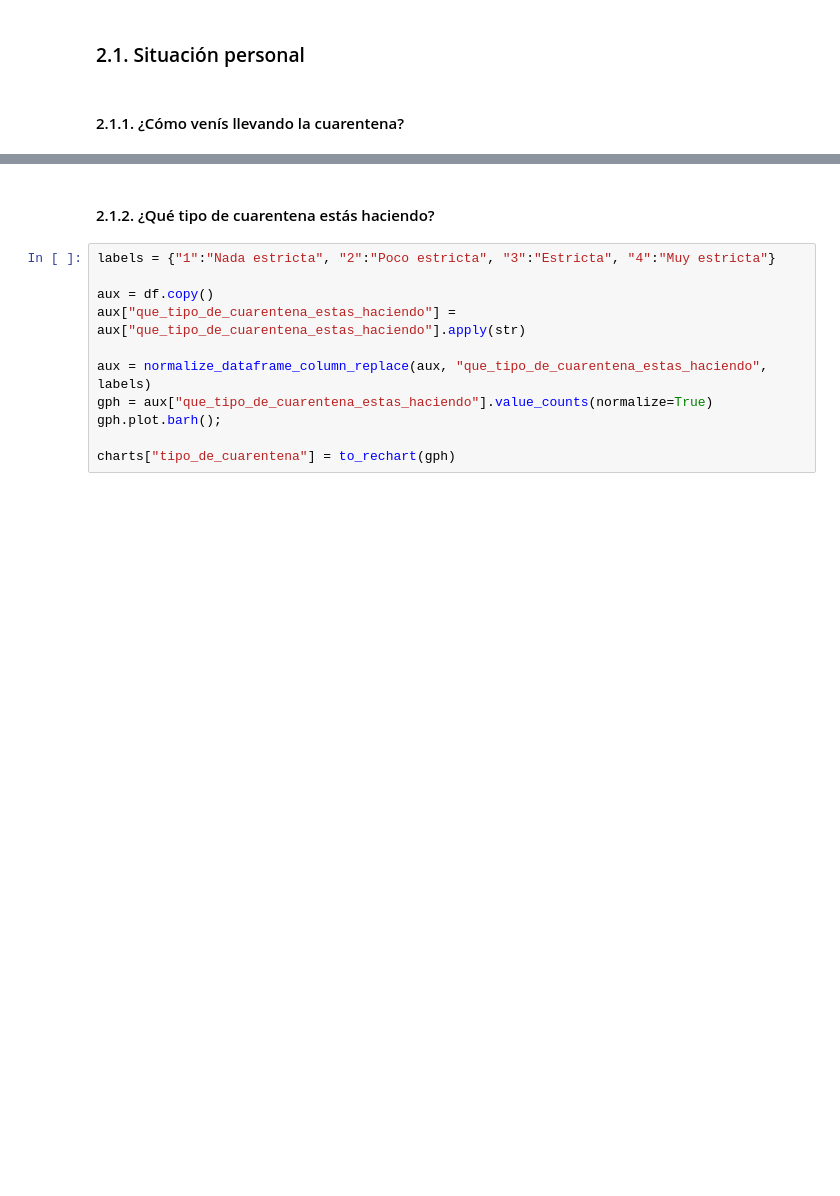
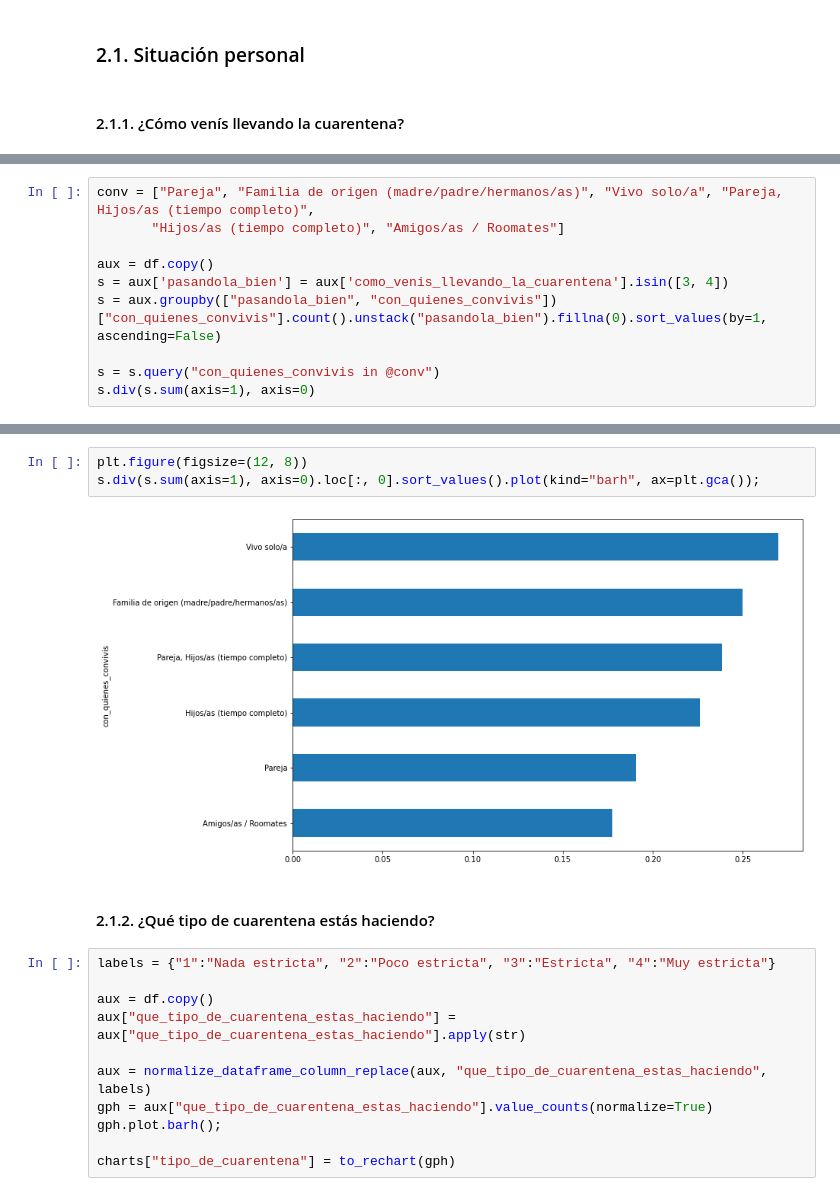
Before and after one commit to SebastianESaavedra/openqube-sueldos, a Jupyter notebook: pipeline/covid-analysis.ipynb, the cells around one changed output, grey strips where cells are left out. Drawn from its saved outputs; the diff is of its cells as text; blank space fills up the shorter version.

Commit message:
Adding family group vs quarantine wellness graph

```diff
--- a/pipeline/covid-analysis.ipynb
+++ b/pipeline/covid-analysis.ipynb
@@ -218,0 +219,10 @@ charts["como_venis_llevando"] = to_rechart(gph)
+# %%
+conv = ["Pareja", "Familia de origen (madre/padre/hermanos/as)", "Vivo solo/a", "Pareja, Hijos/as (tiempo completo)",
+       "Hijos/as (tiempo completo)", "Amigos/as / Roomates"]
+
+aux = df.copy()
+s = aux['pasandola_bien'] = aux['como_venis_llevando_la_cuarentena'].isin([3, 4])
+s = aux.groupby(["pasandola_bien", "con_quienes_convivis"])["con_quienes_convivis"].count().unstack("pasandola_bien").fillna(0).sort_values(by=1, ascending=False)
+
+s = s.query("con_quienes_convivis in @conv")
+s.div(s.sum(axis=1), axis=0)
@@ -219,3 +238,8 @@ charts["como_venis_llevando"] = to_rechart(gph)
+# %%
+plt.figure(figsize=(12, 8))
+s.div(s.sum(axis=1), axis=0).loc[:, 0].sort_values().plot(kind="barh", ax=plt.gca());
+# %% [output]
+[figure, added]
 # %% [markdown]
 #### 2.1.2. ¿Qué tipo de cuarentena estás haciendo?
 # %%
```
Also changed, not shown: parts of 10 cells of this notebook.
